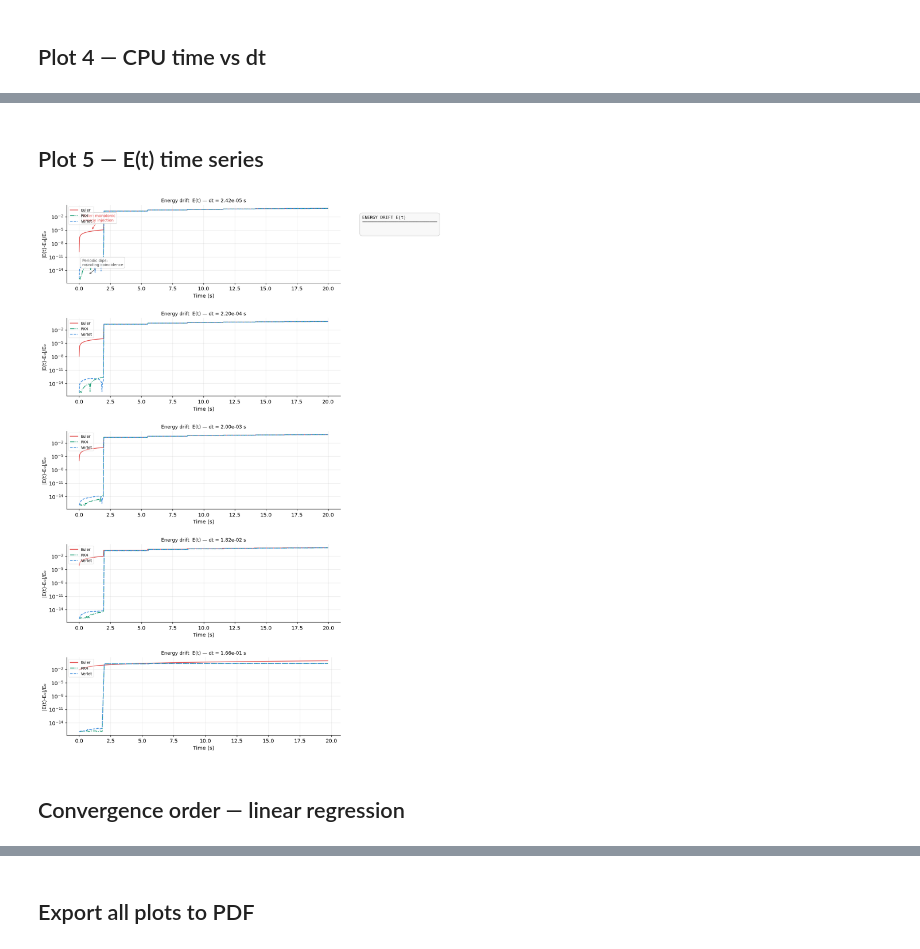
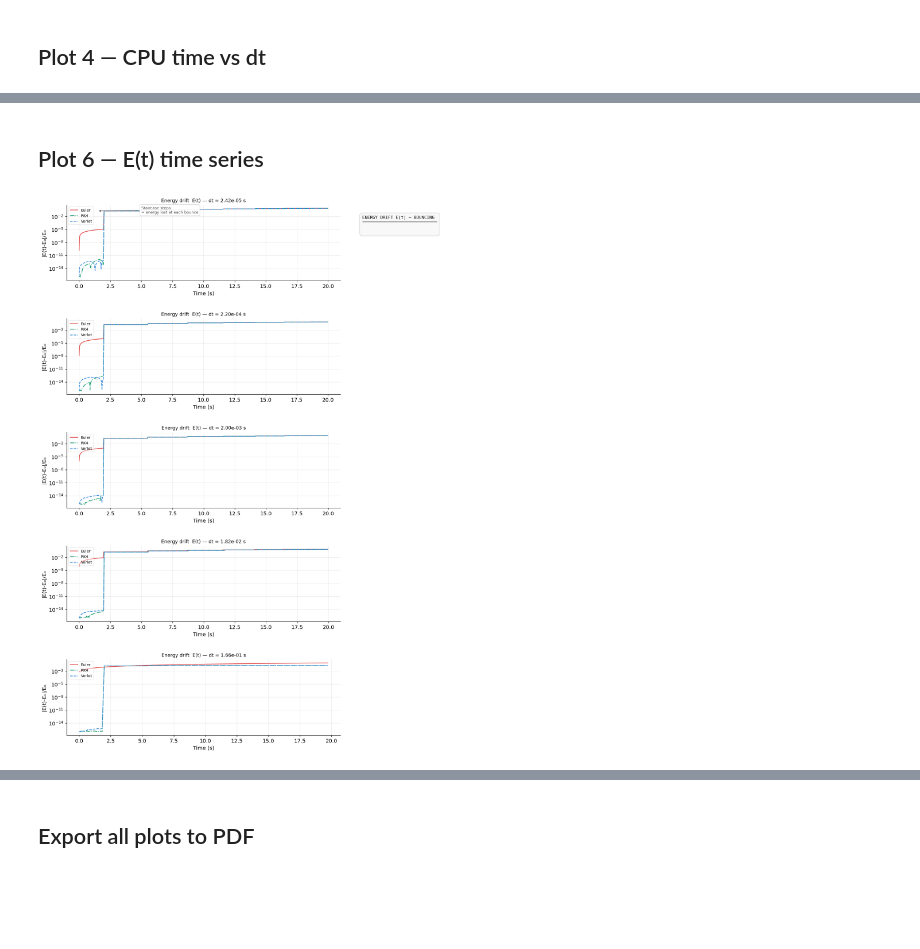
Before and after one commit to TomLaclavere/3DPhysicsEngine, a Jupyter notebook: benchmarks/Bouncing/benchmark_analysis.ipynb, the cells around one changed output, grey strips where cells are left out. Drawn from its saved outputs; the diff is of its cells as text; code cells hidden in the pictures; blank space fills up the shorter version.

Commit message:
Update Benchmark for Bouncing Ball

```diff
--- a/benchmarks/Bouncing/benchmark_analysis.ipynb
+++ b/benchmarks/Bouncing/benchmark_analysis.ipynb
@@ -148,0 +149,14 @@ plt.show()
+# %%
+print(f"{'Solver':<10} {'Estimated order':>16} {'R²':>8}")
+print("-" * 38)
+
+for solver, grp in df.groupby("solver"):
+    grp  = grp.sort_values("dt")
+    mask = (grp["max_height_error"] > 1e-12) & (grp["max_height_error"] > 0)
+    if mask.sum() < 4:
+        print(f"{solver:<10} {'not enough points':>16}")
+        continue
+    log_dt  = np.log10(grp.loc[mask, "dt"])
+    log_err = np.log10(grp.loc[mask, "max_height_error"])
+    slope, _, r, *_ = stats.linregress(log_dt, log_err)
+    print(f"{solver:<10} {slope:>16.3f} {r**2:>8.4f}")
@@ -376,80 +392,46 @@ plt.show()
 # %% [markdown]
-## Plot 5 — E(t) time series
+## Plot 6 — E(t) time series
 # %%
 dt_values = sorted(ede["dt"].unique())
-n_dt = len(dt_values)
+n_dt      = len(dt_values)
 
 fig = plt.figure(figsize=(16, 4.0 * n_dt))
+gs  = GridSpec(n_dt, 2, figure=fig, width_ratios=[2, 1], hspace=0.5, wspace=0.08)
 
-# 2-column layout: plots on the left, one shared notes panel on the right
-from matplotlib.gridspec import GridSpec
-
-gs = GridSpec(n_dt, 2, figure=fig, width_ratios=[2, 1], hspace=0.45, wspace=0.08)
-
-# Shared notes panel (spans all rows on the right) ─────────────────────────
+# Shared notes panel
 ax_notes = fig.add_subplot(gs[:, 1])
 ax_notes.axis("off")
 notes = (
-    "ENERGY DRIFT E(t)\n"
+    "ENERGY DRIFT E(t) — BOUNCING\n"
     "─────────────────────────────\n\n"
 )
-ax_notes.text(
-    0.04,
-    0.98,
-    notes,
-    transform=ax_notes.transAxes,
-    fontsize=9,
-    va="top",
-    family="monospace",
-    bbox=dict(boxstyle="round,pad=0.6", fc="#f8f8f8", ec="#cccccc", lw=0.8),
-)
+ax_notes.text(0.04, 0.98, notes, transform=ax_notes.transAxes,
+              fontsize=9, va="top", family="monospace",
+              bbox=dict(boxstyle="round,pad=0.6", fc="#f8f8f8", ec="#cccccc", lw=0.8))
 
-# Per-dt subplots ───────────────────────────────────────────────────────────
 for i, dt_val in enumerate(dt_values):
     ax = fig.add_subplot(gs[i, 0])
     subset = ede[ede["dt"] == dt_val]
 
     for solver, grp in subset.groupby("solver"):
         s = SOLVER_STYLE[solver]
         grp = grp.sort_values("time")
-        ax.semilogy(
-            grp["time"],
-            grp["energy_drift"].clip(lower=1e-16),
-            color=s["color"],
-            ls=s["ls"],
-            linewidth=1.4,
-            label=solver,
-        )
+        ax.semilogy(grp["time"], grp["energy_drift"].clip(lower=1e-16),
+                    color=s["color"], ls=s["ls"], linewidth=1.4, label=solver)
 
     ax.set_title(f"Energy drift  E(t) — dt = {dt_val:.2e} s", fontsize=10)
     ax.set_xlabel("Time (s)")
     ax.set_ylabel("|E(t)-E₀|/E₀")
     ax.legend(fontsize=8, framealpha=0.4, loc="upper left")
 
-    # Annotate Euler growth on first panel only
     if i == 0:
-        ax.annotate(
-            "Euler: monotonic\nenergy injection",
-            xy=(1.0, 1e-5),
-            xytext=(0.3, 1e-3),
-            arrowprops=dict(arrowstyle="->", color="#E24B4A", lw=1),
-            color="#E24B4A",
-            fontsize=8,
-            bbox=ABOX,
-        )
-        ax.annotate(
-            "Periodic dips:\nrounding coincidence",
-            xy=(0.75, 1e-15),
-            xytext=(0.25, 1e-13),
-            arrowprops=dict(arrowstyle="->", color="#555", lw=1),
-            color="#555",
-            fontsize=8,
-            bbox=ABOX,
-        )
+        ax.annotate("Staircase steps\n= energy lost at each bounce",
+                    xy=(1.5, 0.18), xytext=(5, 0.05),
+                    arrowprops=dict(arrowstyle="->", color="#555", lw=1),
+                    color="#555", fontsize=8, bbox=ABOX)
+
 
 plt.savefig("plot_energy_time_series.png", dpi=150, bbox_inches="tight")
 plt.show()
 # %% [output]
-[figure, old version]
+[figure, new version]
-# %% [markdown]
-## Convergence order — linear regression
```
Also changed, not shown: parts of 16 cells of this notebook, 9 other files.
